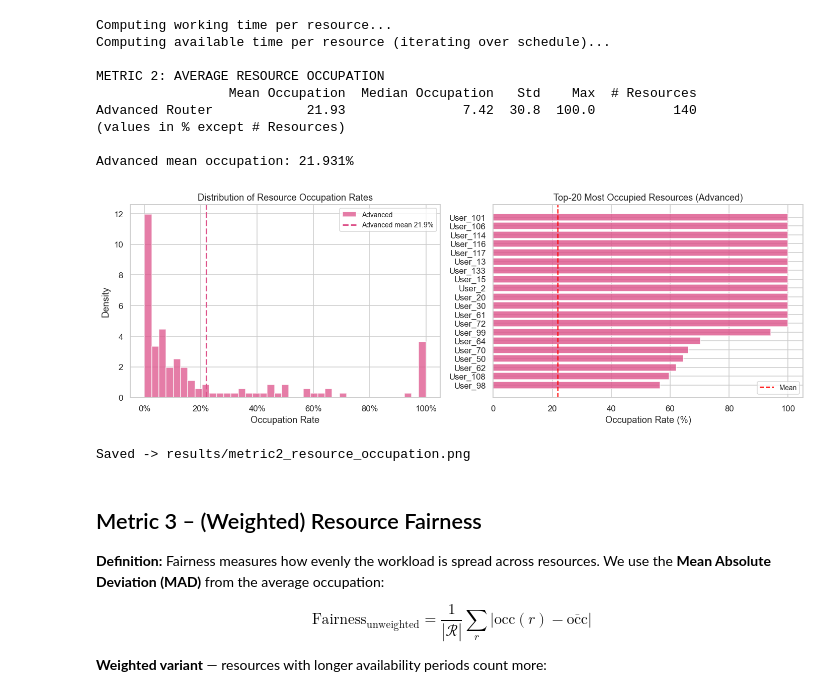
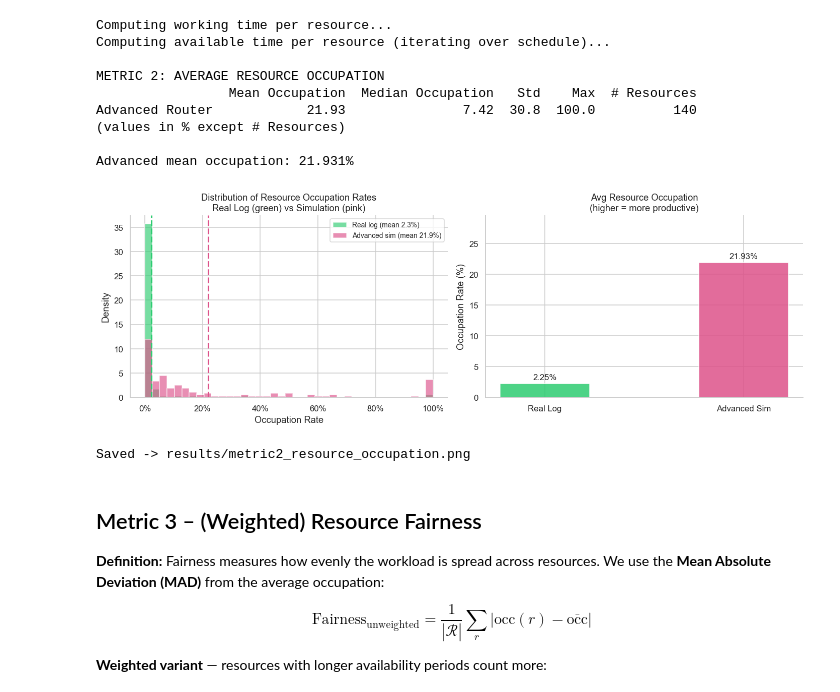
Before and after one commit to mbrieg/bppso-groupwork, a Jupyter notebook: simulation_evaluation/evaluation.ipynb, the cells around one changed output. Saved outputs shown, nothing was run; the diff lists cells and outputs as text; code cells hidden in the pictures.

```diff
--- a/simulation_evaluation/evaluation.ipynb
+++ b/simulation_evaluation/evaluation.ipynb
@@ -550,36 +558,39 @@ Advanced mean occupation: 21.931%
 # %%
 fig, axes = plt.subplots(1, 2, figsize=(13, 4.5))
 
-# Left: distribution of occupation rates
+# Left: overlapping occupation distributions – Real (green) vs Simulation (pink)
 ax = axes[0]
 bins = np.linspace(0, 1, 40)
-ax.hist(advanced_occ['occupation'], bins=bins, alpha=0.75, color=COLORS['advanced'],
-        label='Advanced', density=True)
-ax.axvline(advanced_occ['occupation'].mean(), color=COLORS['advanced'], linestyle='--', lw=2,
-           label=f"Advanced mean {advanced_occ['occupation'].mean()*100:.1f}%")
+ax.hist(real_occ_period['occupation'], bins=bins, alpha=0.65, color=REAL_COLOR, density=True,
+        label=f"Real log (mean {r_mean*100:.1f}%)")
+ax.hist(advanced_occ['occupation'], bins=bins, alpha=0.65, color=COLORS['advanced'], density=True,
+        label=f"Advanced sim (mean {advanced_occ['occupation'].mean()*100:.1f}%)")
+ax.axvline(r_mean,                          color=REAL_COLOR,         linestyle='--', lw=2)
+ax.axvline(advanced_occ['occupation'].mean(), color=COLORS['advanced'], linestyle='--', lw=2)
 ax.set_xlabel('Occupation Rate')
 ax.set_ylabel('Density')
-ax.set_title('Distribution of Resource Occupation Rates')
+ax.set_title('Distribution of Resource Occupation Rates\nReal Log (green) vs Simulation (pink)')
 ax.xaxis.set_major_formatter(plt.FuncFormatter(lambda x, _: f'{x:.0%}'))
 ax.legend(fontsize=9)
+ax.spines['top'].set_visible(False); ax.spines['right'].set_visible(False)
 
-# Right: top-20 most occupied resources (advanced)
+# Right: mean occupation bar comparison
 ax2 = axes[1]
-top20 = advanced_occ.nlargest(20, 'occupation')
-ax2.barh(top20.index[::-1], top20['occupation'][::-1] * 100,
-         color=COLORS['advanced'], alpha=0.8)
-ax2.axvline(advanced_occ['occupation'].mean() * 100,
-            color='red', linestyle='--', lw=1.5, label='Mean')
-ax2.set_xlabel('Occupation Rate (%)')
-ax2.set_title('Top-20 Most Occupied Resources (Advanced)')
-ax2.legend(fontsize=9)
+labels_occ = ['Real Log', 'Advanced Sim']
+vals_occ   = [r_mean * 100, advanced_occ['occupation'].mean() * 100]
+bars = ax2.bar(labels_occ, vals_occ, color=[REAL_COLOR, COLORS['advanced']], alpha=0.85, width=0.45)
+ax2.bar_label(bars, fmt='%.2f%%', padding=3, fontsize=11)
+ax2.set_ylabel('Occupation Rate (%)')
+ax2.set_title('Avg Resource Occupation\n(higher = more productive)')
+ax2.set_ylim(0, max(vals_occ) * 1.35)
+ax2.spines['top'].set_visible(False); ax2.spines['right'].set_visible(False)
 
 plt.tight_layout()
 plt.savefig(RESULTS_DIR / 'metric2_resource_occupation.png', bbox_inches='tight')
 plt.show()
 print('Saved -> results/metric2_resource_occupation.png')
 # %% [output]
-[figure, old version]
+[figure, new version]
 Saved -> results/metric2_resource_occupation.png
 # %% [markdown]
 ## Metric 3 – (Weighted) Resource Fairness
```
Also changed, not shown: parts of 3 cells of this notebook.
